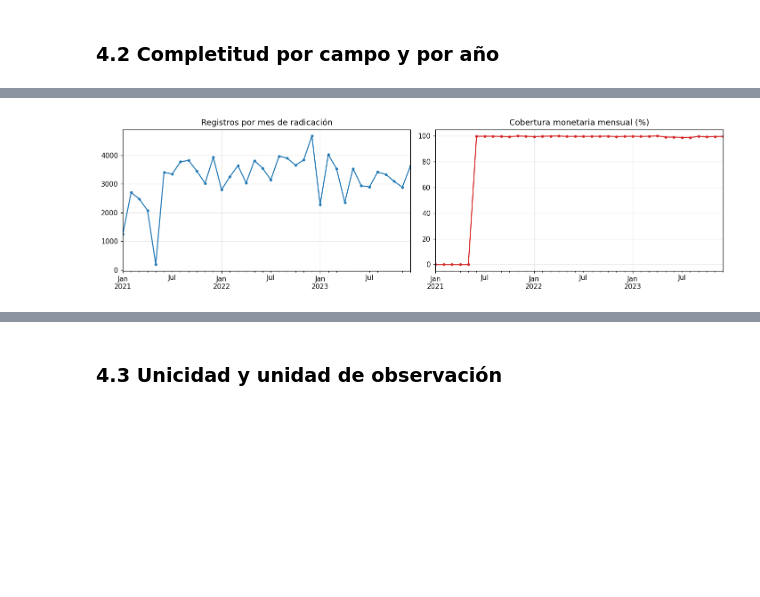
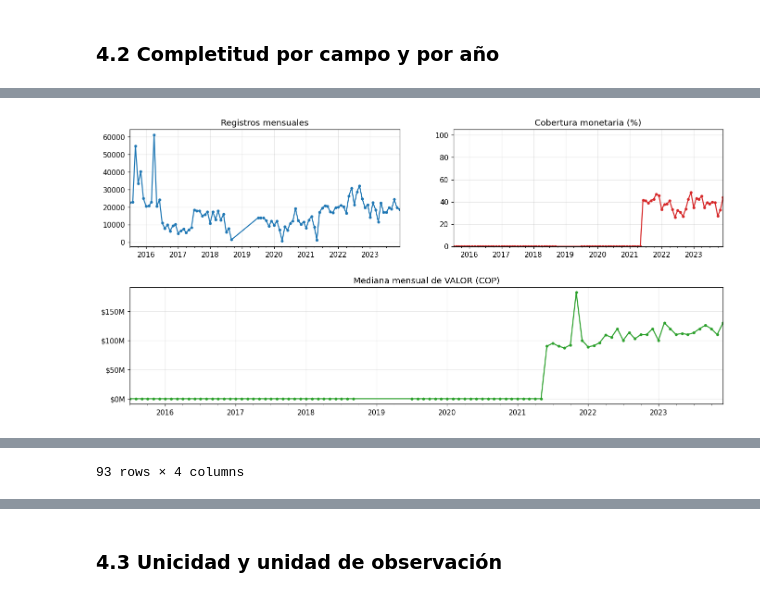
Before and after one commit to ovillamil94/Gestion_projectos_analytics, a Jupyter notebook: 03. Entregables - Diccionarios y guia de procesos - Guia2.ipynb, the cells around one changed output, grey strips where cells are left out. Cells and saved outputs as stored; diff of their text form; code cells hidden in the pictures; blank space fills up the shorter version.

```diff
--- a/03. Entregables - Diccionarios y guia de procesos - Guia2.ipynb
+++ b/03. Entregables - Diccionarios y guia de procesos - Guia2.ipynb
@@ -29,0 +67,4 @@ SALIDAS  = Path("salidas"); SALIDAS.mkdir(exist_ok=True)
+# %%
+raw = raw[raw['municipio'] == 'MEDELLÍN']
+
+#raw = raw[raw['departamento'] == 'ANTIOQUIA']
@@ -31,11 +150,11 @@ SALIDAS  = Path("salidas"); SALIDAS.mkdir(exist_ok=True)
 ## 1. Carga y trazabilidad de la fuente
 Se lee **todo como texto** (`dtype=str`) para no perder ceros a la izquierda (p. ej. `ORIP = 01N`), no interpretar mal los separadores de miles de `VALOR` y conservar el dato original intacto. Toda conversión se hace sobre una **copia** (sección 5).
 # %%
-sha256 = hashlib.sha256(RUTA_CSV.read_bytes()).hexdigest()
-raw = pd.read_csv(RUTA_CSV, dtype=str, encoding="utf-8")
+sha256 = hashlib.sha256(RUTA_PARQUET.read_bytes()).hexdigest()
 
-print(f"Archivo        : {RUTA_CSV.name}")
-print(f"Tamaño         : {RUTA_CSV.stat().st_size/1e6:,.1f} MB")
+
+print(f"Archivo        : {RUTA_PARQUET.name}")
+print(f"Tamaño         : {RUTA_PARQUET.stat().st_size/1e6:,.1f} MB")
 print(f"SHA-256        : {sha256}")
 print(f"Filas x columnas: {raw.shape[0]:,} x {raw.shape[1]}")
 
@@ -197,7 +316,7 @@ Dimensiones del Caso: **completitud, unicidad, validez, consistencia, cobertura
 df = raw.copy()
 
 # VALOR: quitar comas de miles, mantener punto decimal; vacíos y ceros se cuentan por separado
-df["VALOR_NUM"] = pd.to_numeric(df["VALOR"].str.replace(",", "", regex=False), errors="coerce")
+df["VALOR_NUM"] = pd.to_numeric(df["VALOR"], errors="coerce")
 for c in ["YEAR_RADICA", "NUM_ANOTACION", "COUNT_A", "COUNT_DE", "PREDIOS_NUEVOS",
           "TIENE_VALOR", "TIENE_MAS_DE_UN_VALOR"]:
     df[c] = pd.to_numeric(df[c], errors="coerce").astype("Int64")
@@ -258,13 +402,43 @@ Valores = 0: 0 | Vacíos: 9162
 # %%
-# Cobertura monetaria mensual (la baja cobertura de 2021 ¿es uniforme o se concentra en ciertos meses?)
+
+# Cobertura monetaria y mediana mensual
 df["MES_RADICA"] = df["F_RADICA"].dt.to_period("M")
-mensual = df.groupby("MES_RADICA").agg(registros=("PK","size"), con_valor=("VALOR_NUM", lambda s: (s>0).sum()))
-mensual["cobertura_%"] = mensual["con_valor"]/mensual["registros"]*100
 
-fig, ax = plt.subplots(1, 2, figsize=(13, 3.8))
-mensual["registros"].plot(ax=ax[0], marker="o", ms=3); ax[0].set_title("Registros por mes de radicación"); ax[0].set_xlabel("")
-mensual["cobertura_%"].plot(ax=ax[1], marker="o", ms=3, color="tab:red"); ax[1].set_title("Cobertura monetaria mensual (%)"); ax[1].set_xlabel("")
-plt.tight_layout(); plt.show()
-mensual.loc[mensual["cobertura_%"] < 95]
+mensual = df.groupby("MES_RADICA").agg(
+    registros=("PK", "size"),
+    con_valor=("VALOR_NUM", lambda s: (s > 0).sum()),
+    mediana_valor=("VALOR_NUM", lambda s: s[s > 0].median() if (s > 0).any() else 0)
+)
+
+mensual["cobertura_%"] = mensual["con_valor"] / mensual["registros"] * 100
+
+# Visualización: dos gráficos superiores y uno inferior
+fig = plt.figure(figsize=(15, 7))
+gs = fig.add_gridspec(2, 2, hspace=0.35, wspace=0.2)
+
+ax1 = fig.add_subplot(gs[0, 0])
+ax2 = fig.add_subplot(gs[0, 1])
+ax3 = fig.add_subplot(gs[1, :])
+
+mensual["registros"].plot(ax=ax1, marker="o", ms=3)
+ax1.set_title("Registros mensuales")
+
+mensual["cobertura_%"].plot(ax=ax2, marker="o", ms=3, color="tab:red")
+ax2.set_title("Cobertura monetaria (%)")
+ax2.set_ylim(0, 105)
+
+mensual["mediana_valor"].plot(ax=ax3, marker="o", ms=3, color="tab:green")
+ax3.set_title("Mediana mensual de VALOR (COP)")
+ax3.yaxis.set_major_formatter(plt.FuncFormatter(lambda x, _: f"${x/1e6:,.0f}M"))
+
+for a in [ax1, ax2, ax3]:
+    a.set_xlabel("")
+    a.grid(alpha=0.3)
+
+plt.tight_layout()
+plt.show()
+
+# Meses con cobertura inferior al 95%
+display(mensual[mensual["cobertura_%"] < 95].round(2))
 # %% [output]
-[figure, old version]
+[figure, new version]
@@ -277,0 +458 @@ mensual.loc[mensual["cobertura_%"] < 95]
+93 rows × 4 columns
```
Also changed, not shown: parts of 29 cells of this notebook, 2 other files.
